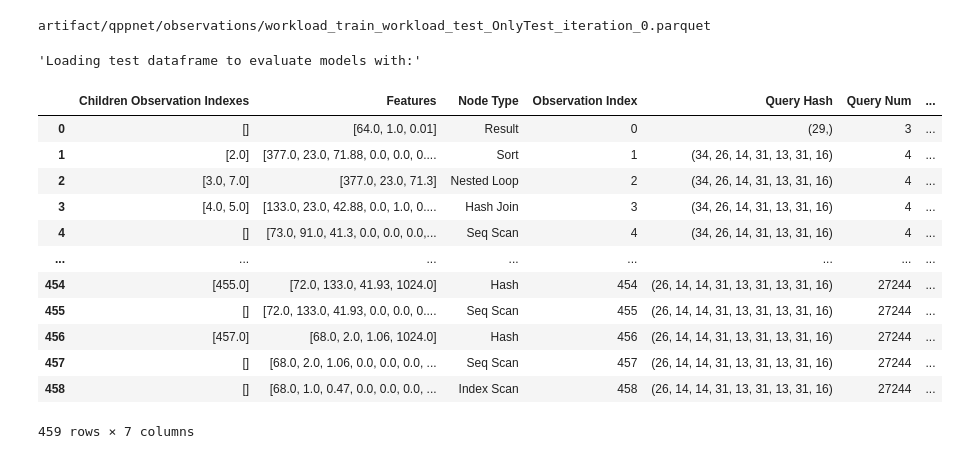
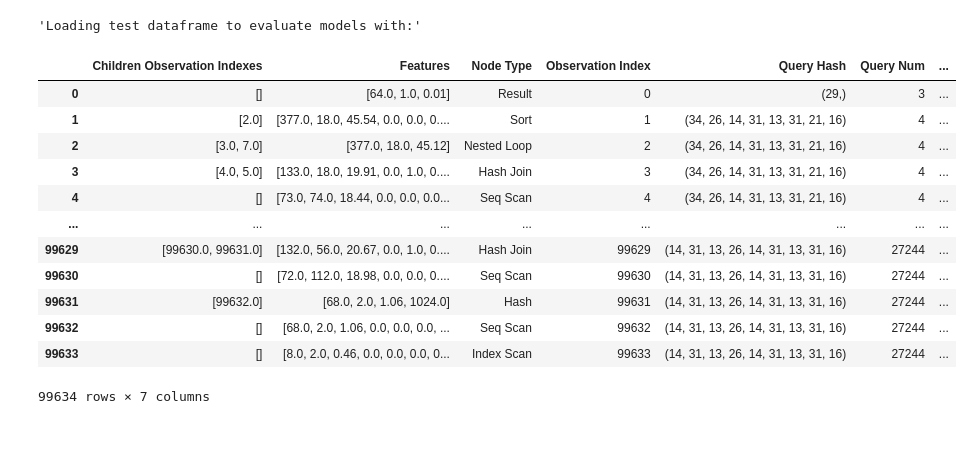
Before and after one commit to lmwnshn/dbgym-old, a Jupyter notebook: Untitled.ipynb, the cells around one changed output. Drawn from its saved outputs; the diff is of its cells as text; code cells hidden in the pictures.

```diff
--- a/Untitled.ipynb
+++ b/Untitled.ipynb
@@ -12,28 +14,31 @@ import re
 # %%
 artifact_folder = Path("./artifact")
 train_name = "workload_train"
 test_name = "workload_test"
-experiment_variation = "OnlyTest"
+experiment_name = "default"
+train_experiment_variation = "PerfectPrediction"
+test_experiment_variation = "OnlyTest"
 
-test_df_path = artifact_folder / f"qppnet/observations/{train_name}_{test_name}_{experiment_variation}_iteration_0.parquet"
-print(test_df_path)
+scalers_path = artifact_folder/ "experiment" / experiment_name / train_experiment_variation / "scalers.pkl"
+with open(scalers_path, "rb") as f:
+    scalers = pickle.load(f)
+test_df_path = artifact_folder/ "experiment" / experiment_name / test_experiment_variation / "observations_0.parquet"
 test_df = pd.read_parquet(test_df_path)
 test_df["Query Hash"] = test_df["Query Hash"].apply(tuple)
 display("Loading test dataframe to evaluate models with:")
 display(test_df)
 # %% [output]
-artifact/qppnet/observations/workload_train_workload_test_OnlyTest_iteration_0.parquet
+'Loading test dataframe to evaluate models with:'
+|  | Children Observation Indexes | Features | Node Type | Observation Index | Query Hash | Query Num | ... |
+| 0 | [] | [64.0, 1.0, 0.01] | Result | 0 | (29,) | 3 | ... |
+| 1 | [2.0] | [377.0, 18.0, 45.54, 0.0, 0.0, 0.... | Sort | 1 | (34, 26, 14, 31, 13, 31, 21, 16) | 4 | ... |
+| 2 | [3.0, 7.0] | [377.0, 18.0, 45.12] | Nested Loop | 2 | (34, 26, 14, 31, 13, 31, 21, 16) | 4 | ... |
+| 3 | [4.0, 5.0] | [133.0, 18.0, 19.91, 0.0, 1.0, 0.... | Hash Join | 3 | (34, 26, 14, 31, 13, 31, 21, 16) | 4 | ... |
+| 4 | [] | [73.0, 74.0, 18.44, 0.0, 0.0, 0.0... | Seq Scan | 4 | (34, 26, 14, 31, 13, 31, 21, 16) | 4 | ... |
+| ... | ... | ... | ... | ... | ... | ... | ... |
+| 99629 | [99630.0, 99631.0] | [132.0, 56.0, 20.67, 0.0, 1.0, 0.... | Hash Join | 99629 | (14, 31, 13, 26, 14, 31, 13, 31, 16) | 27244 | ... |
+| 99630 | [] | [72.0, 112.0, 18.98, 0.0, 0.0, 0.... | Seq Scan | 99630 | (14, 31, 13, 26, 14, 31, 13, 31, 16) | 27244 | ... |
+| 99631 | [99632.0] | [68.0, 2.0, 1.06, 1024.0] | Hash | 99631 | (14, 31, 13, 26, 14, 31, 13, 31, 16) | 27244 | ... |
+| 99632 | [] | [68.0, 2.0, 1.06, 0.0, 0.0, 0.0, ... | Seq Scan | 99632 | (14, 31, 13, 26, 14, 31, 13, 31, 16) | 27244 | ... |
+| 99633 | [] | [8.0, 2.0, 0.46, 0.0, 0.0, 0.0, 0... | Index Scan | 99633 | (14, 31, 13, 26, 14, 31, 13, 31, 16) | 27244 | ... |
-'Loading test dataframe to evaluate models with:'
+99634 rows × 7 columns
-|  | Children Observation Indexes | Features | Node Type | Observation Index | Query Hash | Query Num | ... |
-| 0 | [] | [64.0, 1.0, 0.01] | Result | 0 | (29,) | 3 | ... |
-| 1 | [2.0] | [377.0, 23.0, 71.88, 0.0, 0.0, 0.... | Sort | 1 | (34, 26, 14, 31, 13, 31, 16) | 4 | ... |
-| 2 | [3.0, 7.0] | [377.0, 23.0, 71.3] | Nested Loop | 2 | (34, 26, 14, 31, 13, 31, 16) | 4 | ... |
-| 3 | [4.0, 5.0] | [133.0, 23.0, 42.88, 0.0, 1.0, 0.... | Hash Join | 3 | (34, 26, 14, 31, 13, 31, 16) | 4 | ... |
-| 4 | [] | [73.0, 91.0, 41.3, 0.0, 0.0, 0.0,... | Seq Scan | 4 | (34, 26, 14, 31, 13, 31, 16) | 4 | ... |
-| ... | ... | ... | ... | ... | ... | ... | ... |
-| 454 | [455.0] | [72.0, 133.0, 41.93, 1024.0] | Hash | 454 | (26, 14, 14, 31, 13, 31, 13, 31, 16) | 27244 | ... |
-| 455 | [] | [72.0, 133.0, 41.93, 0.0, 0.0, 0.... | Seq Scan | 455 | (26, 14, 14, 31, 13, 31, 13, 31, 16) | 27244 | ... |
-| 456 | [457.0] | [68.0, 2.0, 1.06, 1024.0] | Hash | 456 | (26, 14, 14, 31, 13, 31, 13, 31, 16) | 27244 | ... |
-| 457 | [] | [68.0, 2.0, 1.06, 0.0, 0.0, 0.0, ... | Seq Scan | 457 | (26, 14, 14, 31, 13, 31, 13, 31, 16) | 27244 | ... |
-| 458 | [] | [68.0, 1.0, 0.47, 0.0, 0.0, 0.0, ... | Index Scan | 458 | (26, 14, 14, 31, 13, 31, 13, 31, 16) | 27244 | ... |
-459 rows × 7 columns
```
Also changed, not shown: parts of 18 cells of this notebook, 3 other files.
